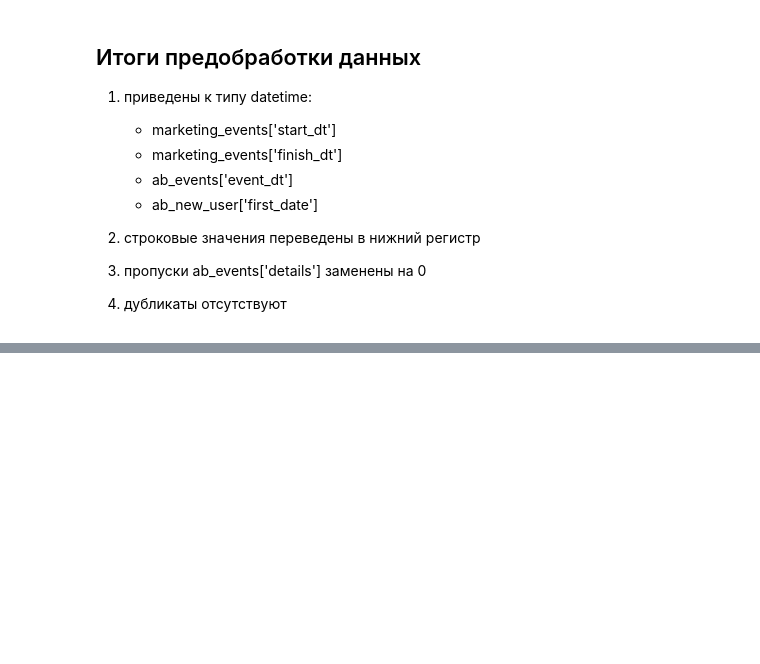
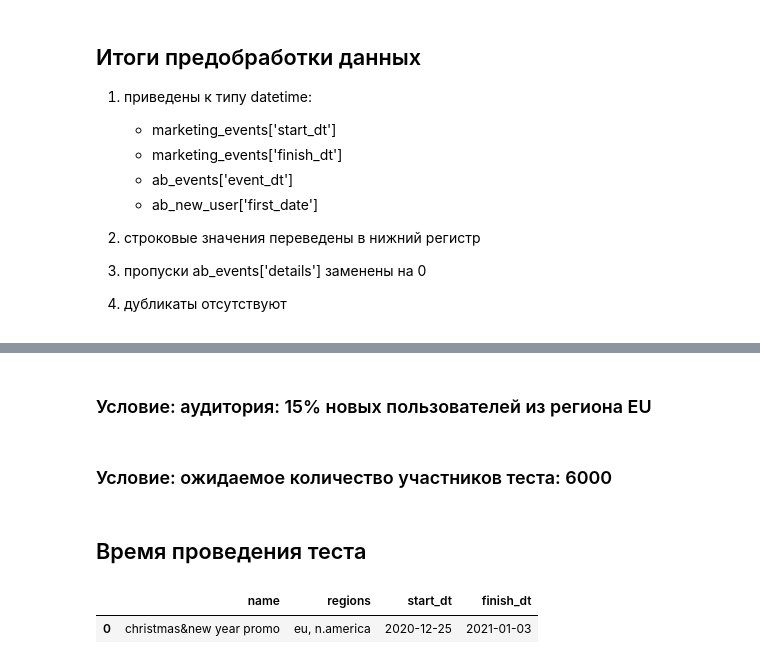
Before and after one commit to parabatareek/DataAnalyst, a Jupyter notebook: Projects/Project 13/A-B test/Project 13 - A-B test.ipynb, the cells around one changed output, grey strips where cells are left out. Cells and saved outputs as stored; diff of their text form; code cells hidden in the pictures; blank space fills up the shorter version.

```diff
--- a/Projects/Project 13/A-B test/Project 13 - A-B test.ipynb
+++ b/Projects/Project 13/A-B test/Project 13 - A-B test.ipynb
@@ -309,0 +363,2 @@ print(ab_participants.duplicated().sum())
+# %% [markdown]
+### Условие: аудитория: 15% новых пользователей из региона EU
@@ -309,0 +367,2 @@ print(ab_participants.duplicated().sum())
+# %% [markdown]
+### Условие: ожидаемое количество участников теста: 6000
@@ -309,0 +371,8 @@ print(ab_participants.duplicated().sum())
+# %% [markdown]
+<a id='correctness_date'></a>
+## Время проведения теста ##
+# %%
+marketing_events.query('start_dt >= "2020-12-07" and finish_dt <= "2021-01-04"')
+# %% [output]
+|  | name | regions | start_dt | finish_dt |
+| 0 | christmas&new year promo | eu, n.america | 2020-12-25 | 2021-01-03 |
```
Also changed, not shown: parts of 23 cells of this notebook.
